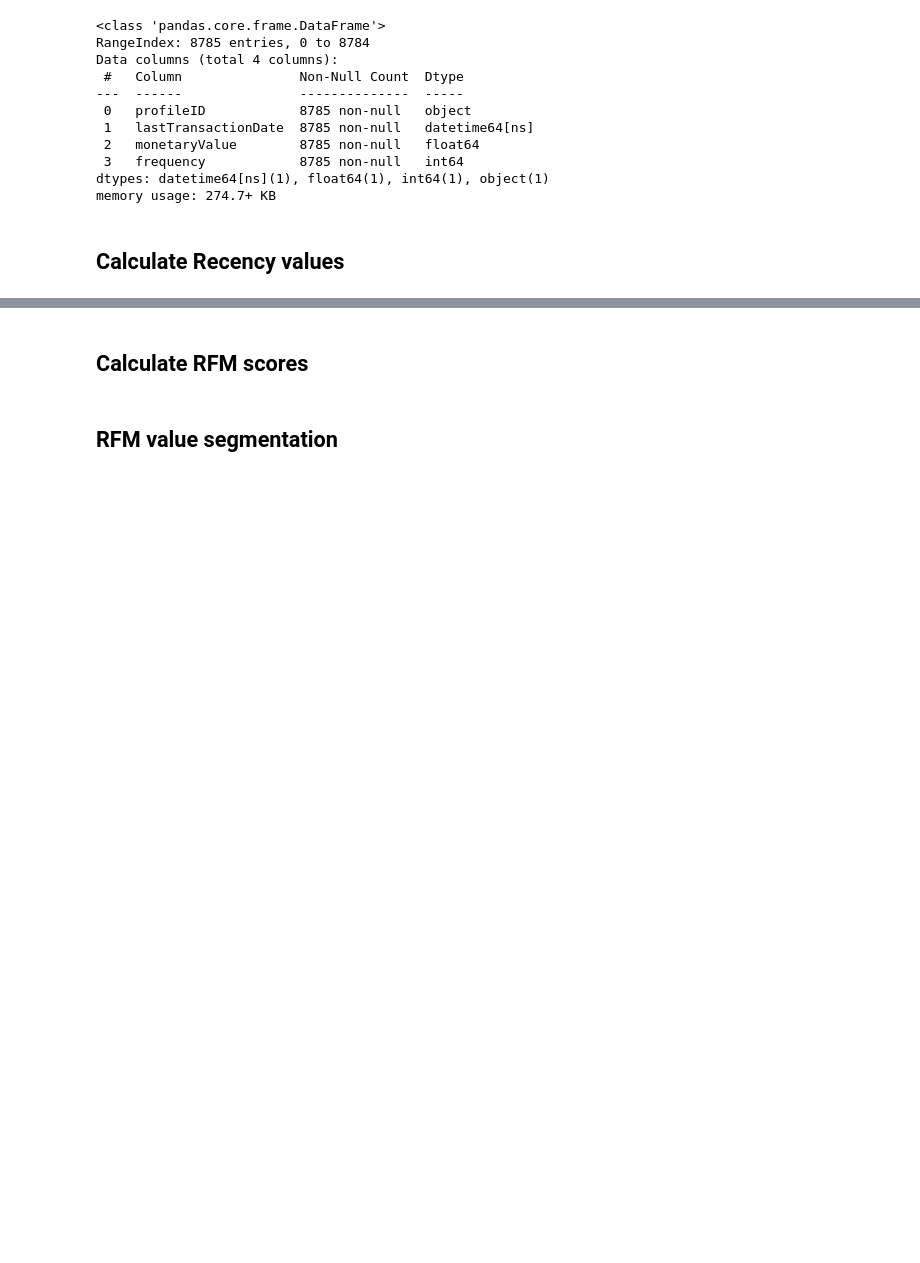
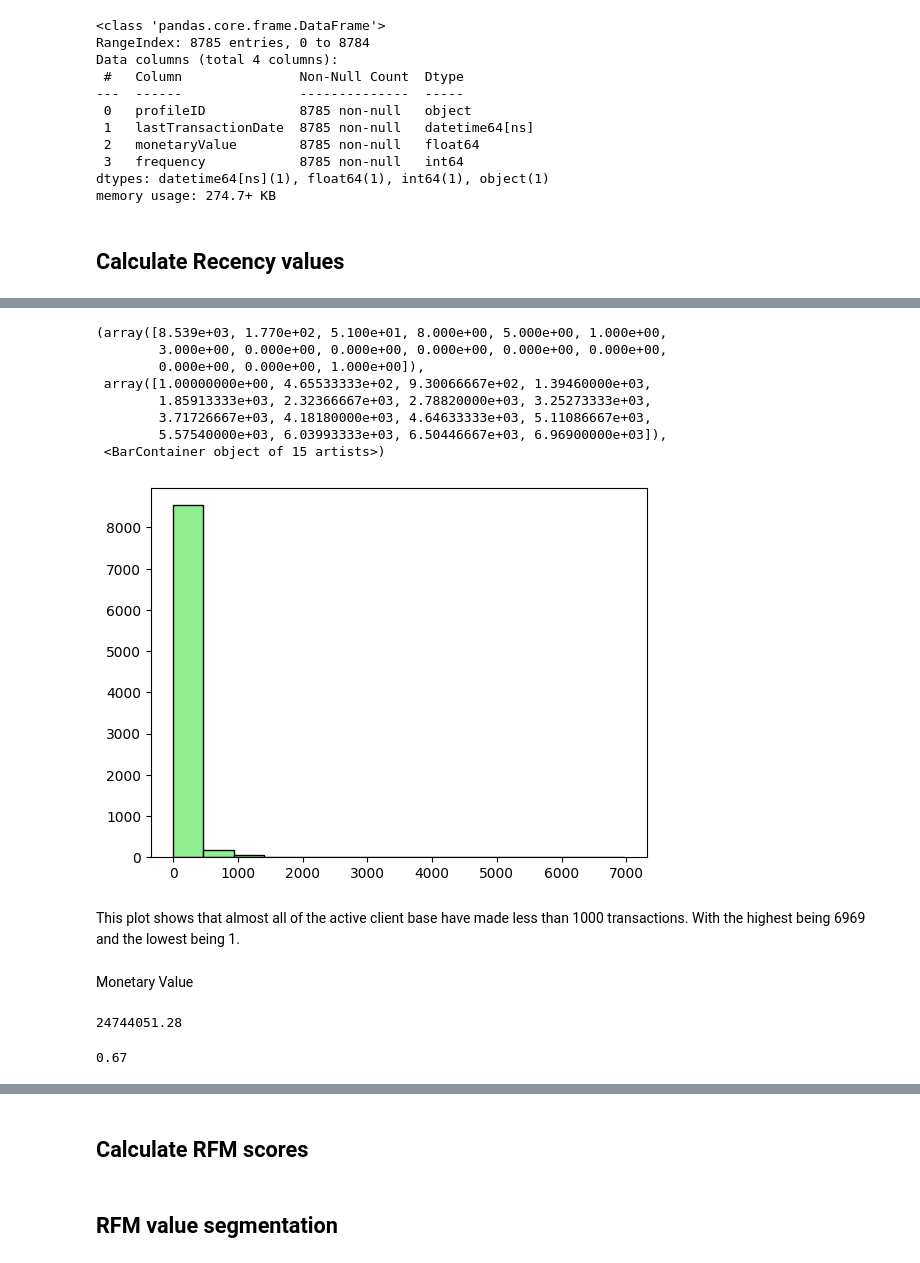
Before and after one commit to Asabeaaa/data-projects, a Jupyter notebook: consumer_analytics/RFM Analysis.ipynb, the cells around one changed output, grey strips where cells are left out. Drawn from its saved outputs; the diff is of its cells as text; code cells hidden in the pictures; blank space fills up the shorter version.

```diff
--- a/consumer_analytics/RFM Analysis.ipynb
+++ b/consumer_analytics/RFM Analysis.ipynb
@@ -87,0 +100,24 @@ client_df.recency = client_df.recency.astype(int)
+# %%
+plt.hist(client_df.frequency, color='lightgreen', ec='black', bins=15)
+# %% [output]
+(array([8.539e+03, 1.770e+02, 5.100e+01, 8.000e+00, 5.000e+00, 1.000e+00,
+        3.000e+00, 0.000e+00, 0.000e+00, 0.000e+00, 0.000e+00, 0.000e+00,
+        0.000e+00, 0.000e+00, 1.000e+00]),
+ array([1.00000000e+00, 4.65533333e+02, 9.30066667e+02, 1.39460000e+03,
+        1.85913333e+03, 2.32366667e+03, 2.78820000e+03, 3.25273333e+03,
+        3.71726667e+03, 4.18180000e+03, 4.64633333e+03, 5.11086667e+03,
+        5.57540000e+03, 6.03993333e+03, 6.50446667e+03, 6.96900000e+03]),
+ <BarContainer object of 15 artists>)
+[figure, added]
+# %% [markdown]
+This plot shows that almost all of the active client base have made less than 1000 transactions. With the highest being 6969 and the lowest being 1.
+# %% [markdown]
+Monetary Value
+# %%
+client_df.monetaryValue.max()
+# %% [output]
+24744051.28
+# %%
+client_df.monetaryValue.min()
+# %% [output]
+0.67
```
Also changed, not shown: parts of 13 cells of this notebook.
